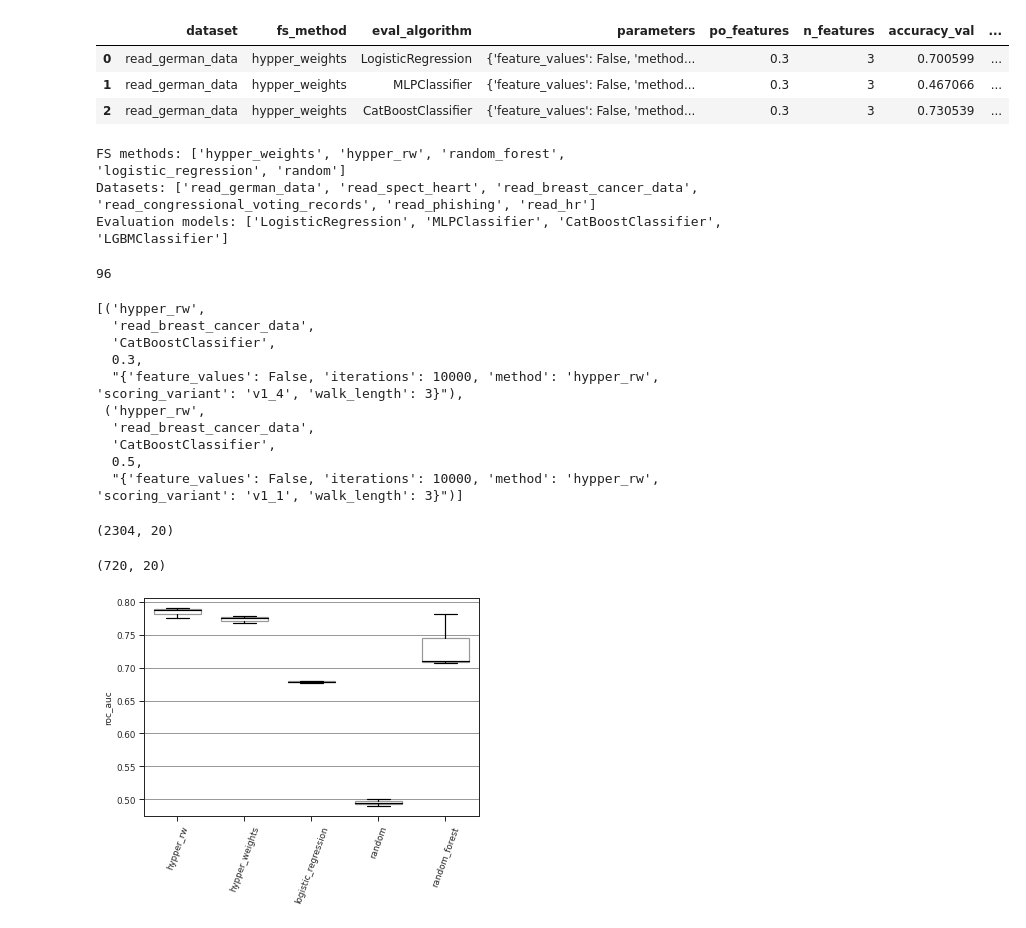
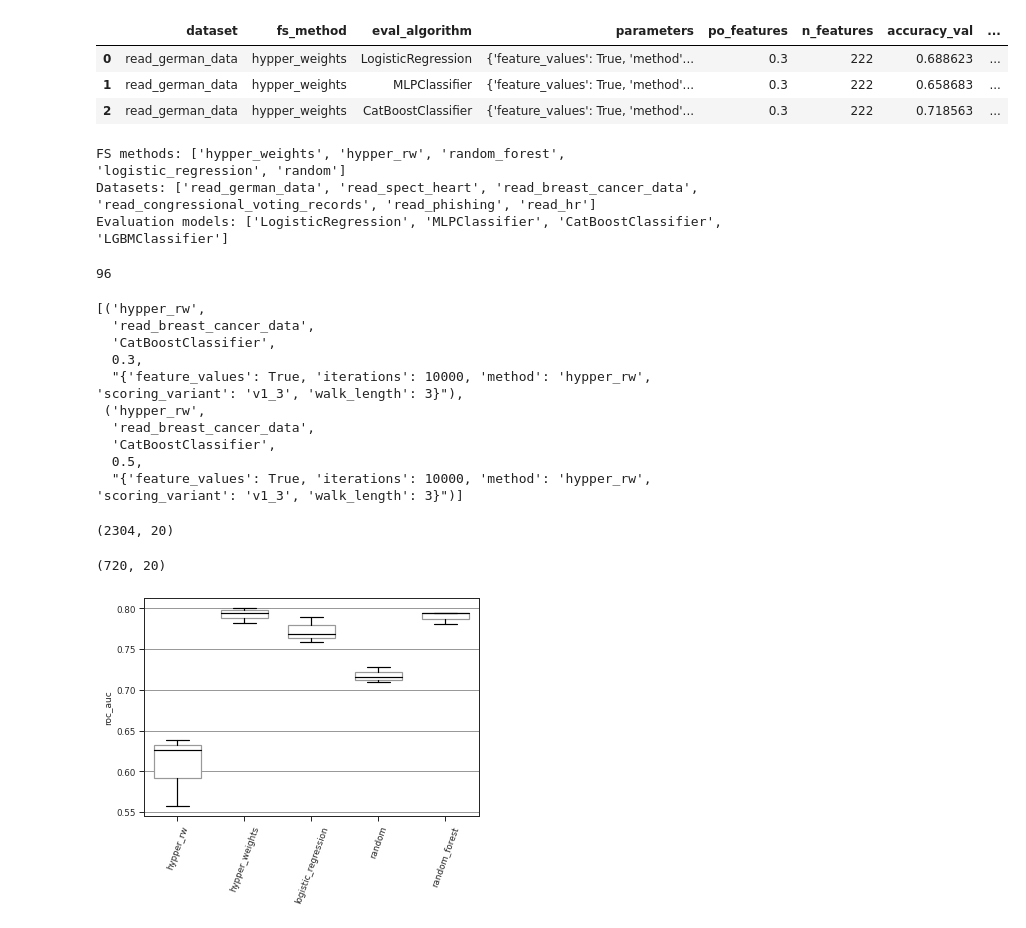
Before and after one commit to hypper-team/hypper, a Jupyter notebook: benchmarks/visualize_fs.ipynb, the cells around one changed output. Cells and saved outputs as stored; diff of their text form; code cells hidden in the pictures.

```diff
--- a/benchmarks/visualize_fs.ipynb
+++ b/benchmarks/visualize_fs.ipynb
@@ -23,13 +23,13 @@ Path("results_plots/").mkdir(parents=True, exist_ok=True)
 # %%
 EVALMETRIC = 'roc_auc'
 # %%
-df = pd.read_csv("results_df/f_selection_exp.csv", index_col=0)
+df = pd.read_csv("results_df/fv_selection_exp.csv", index_col=0)
 df.head(3)
 # %% [output]
 |  | dataset | fs_method | eval_algorithm | parameters | po_features | n_features | accuracy_val | ... |
-| 0 | read_german_data | hypper_weights | LogisticRegression | {'feature_values': False, 'method... | 0.3 | 3 | 0.700599 | ... |
-| 1 | read_german_data | hypper_weights | MLPClassifier | {'feature_values': False, 'method... | 0.3 | 3 | 0.467066 | ... |
-| 2 | read_german_data | hypper_weights | CatBoostClassifier | {'feature_values': False, 'method... | 0.3 | 3 | 0.730539 | ... |
+| 0 | read_german_data | hypper_weights | LogisticRegression | {'feature_values': True, 'method'... | 0.3 | 222 | 0.688623 | ... |
+| 1 | read_german_data | hypper_weights | MLPClassifier | {'feature_values': True, 'method'... | 0.3 | 222 | 0.658683 | ... |
+| 2 | read_german_data | hypper_weights | CatBoostClassifier | {'feature_values': True, 'method'... | 0.3 | 222 | 0.718563 | ... |
 # %%
 print(f"FS methods: {df['fs_method'].unique().tolist()}")
 print(f"Datasets: {df['dataset'].unique().tolist()}")
@@ -58,12 +58,12 @@ best_params[:2]
   'read_breast_cancer_data',
   'CatBoostClassifier',
   0.3,
-  "{'feature_values': False, 'iterations': 10000, 'method': 'hypper_rw', 'scoring_variant': 'v1_4', 'walk_length': 3}"),
+  "{'feature_values': True, 'iterations': 10000, 'method': 'hypper_rw', 'scoring_variant': 'v1_3', 'walk_length': 3}"),
  ('hypper_rw',
   'read_breast_cancer_data',
   'CatBoostClassifier',
   0.5,
-  "{'feature_values': False, 'iterations': 10000, 'method': 'hypper_rw', 'scoring_variant': 'v1_1', 'walk_length': 3}")]
+  "{'feature_values': True, 'iterations': 10000, 'method': 'hypper_rw', 'scoring_variant': 'v1_3', 'walk_length': 3}")]
 # %%
 print(df.shape)
 df_best = deepcopy(df)
@@ -96,7 +96,7 @@ ax.set_xlabel(None, fontsize=6, weight='bold')
 f.savefig(f'results_plots/fs_criteo_{EVALMETRIC}.pdf')
 plt.show()
 # %% [output]
-[figure, old version]
+[figure, new version]
 # %%
 # Friedman test - https://edisciplinas.usp.br/pluginfile.php/4129451/mod_resource/content/1/model_selection_evaluation.pdf
 df_eval_metric = df_best[(df_best.eval_algorithm == EVALALG) & (df_best.po_features == PO_FEATURES)].set_index(grouping_key).sort_index().reset_index()
```
Also changed, not shown: parts of 1 cell of this notebook, 1 other file.
